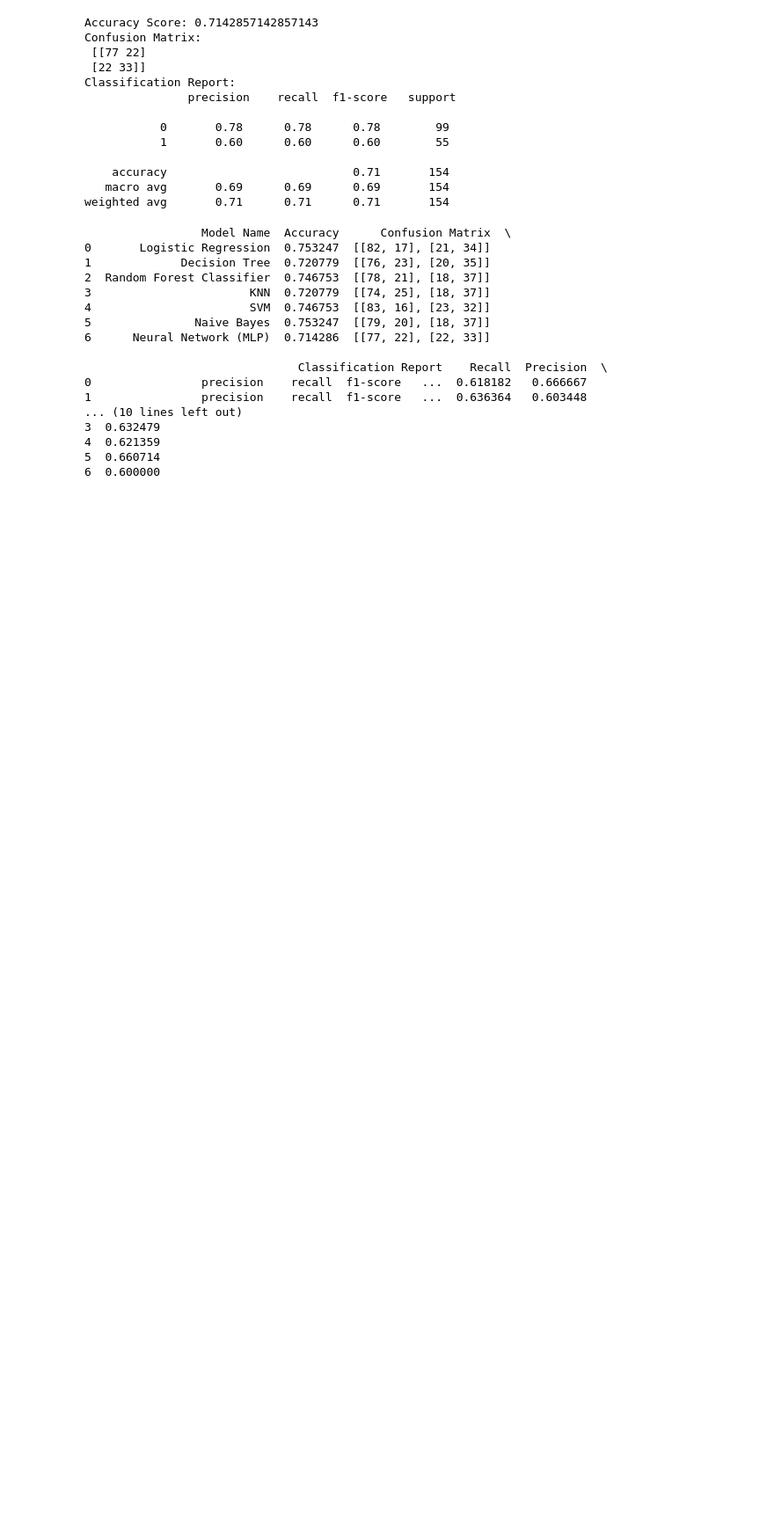
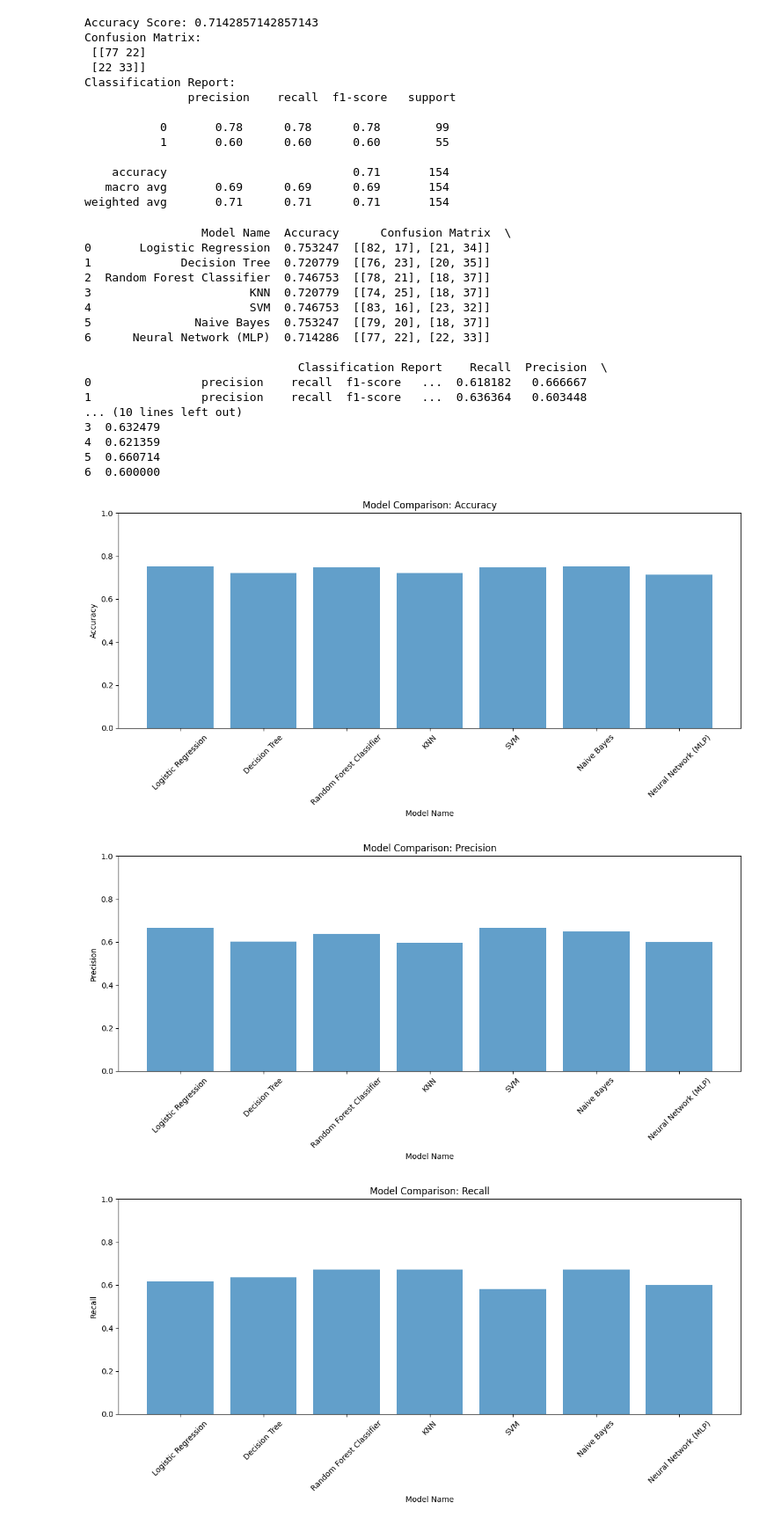
Before and after one commit to Rajasekhar1131997/AI-ML, a Jupyter notebook: DataPreprocessing.ipynb, the cells around one changed output. Shown: that part at 88% size. Cells and saved outputs as stored; diff of their text form; code cells hidden in the pictures; blank space fills up the shorter version.

```diff
--- a/DataPreprocessing.ipynb
+++ b/DataPreprocessing.ipynb
@@ -564,3 +564,24 @@ print(performance_df)
 4  0.621359
 5  0.660714
 6  0.600000
+# %%
+# Implementing the Bar Plot for Model Performance using pyplot
+
+import matplotlib.pyplot as plt
+
+metrics = ["Accuracy", "Precision", "Recall", "F1 Score"]
+
+for metric in metrics:
+    plt.figure(figsize=(12, 6))
+    plt.bar(performance_df["Model Name"], performance_df[metric], alpha=0.7)
+    plt.title(f"Model Comparison: {metric}")
+    plt.xticks(rotation=45)
+    plt.xlabel("Model Name")
+    plt.ylabel(metric)
+    plt.ylim(0, 1)
+    plt.tight_layout()
+    plt.show()
+# %% [output]
+[figure, added]
+[figure, added]
+[figure, added]
```
Also changed, not shown: parts of 1 cell of this notebook, 1 other file.
